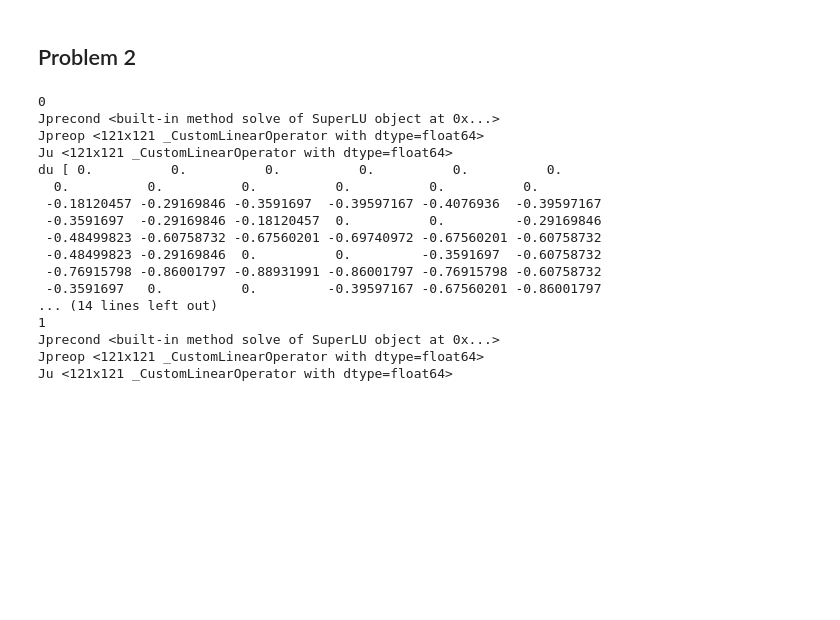
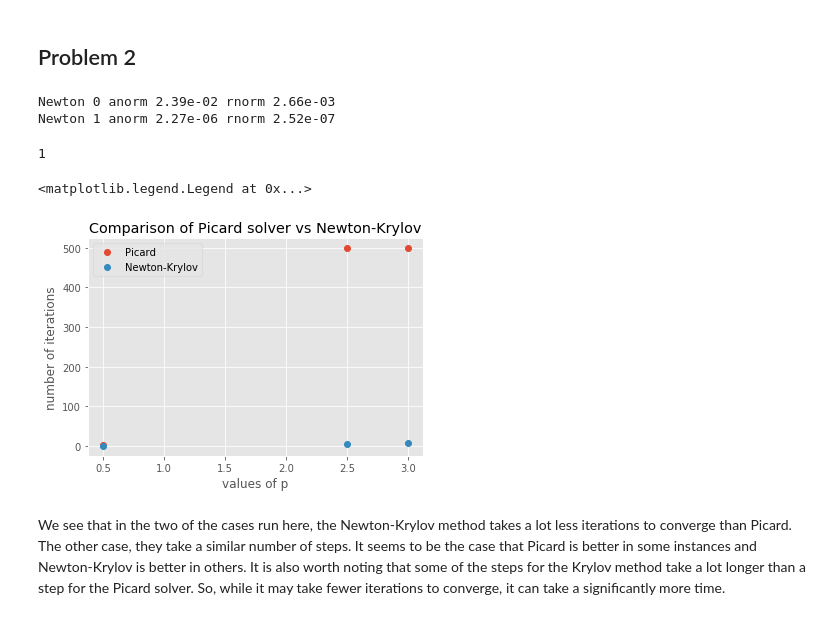
Before and after one commit to LukeMeszar/numpde, a Jupyter notebook: hw3/MeszarHomework3.ipynb, the cells around one changed output. Cells and saved outputs as stored; diff of their text form; code cells hidden in the pictures; blank space fills up the shorter version.

```diff
--- a/hw3/MeszarHomework3.ipynb
+++ b/hw3/MeszarHomework3.ipynb
@@ -177,28 +177,23 @@ Text(0,0.5,'number of iterations')
 # %% [markdown]
 ## Problem 2
 # %%
-def fsolve_newtonkrylov(disc, u0, epsilon=1e-8, rtol=1e-10, maxit=50, verbose=False):
+def fsolve_newtonkrylov(disc, u0, epsilon=1e-8, rtol=1e-6, maxit=50, verbose=False):
     u = u0.copy().flatten()
     Fu,J = disc(u)
     norm0 = np.linalg.norm(Fu)
     for i in range(maxit):
-        print(i)
         def Ju_fd(v):
             Fuepsilon, _ = disc(u + epsilon*v)
             return (Fuepsilon - Fu)/ epsilon
         Jprecond = sp.linalg.factorized(J)
-        print("Jprecond",Jprecond)
         Jpreop = sp.linalg.LinearOperator((len(Fu),len(u)), matvec=Jprecond)
-        print("Jpreop", Jpreop)
         Ju = sp.linalg.LinearOperator((len(Fu),len(u)), matvec=Ju_fd)
-        print("Ju", Ju)
-        du, info = sp.linalg.gmres(Ju, Fu, M=Jpreop, atol=1.e-6)
-        print("du", du)
+        du, info = sp.linalg.gmres(Ju, Fu, atol=1e-06, M=Jpreop)
         if info != 0:
             print(np.linalg.norm(Ju @ du - Fu), norm)
             raise RuntimeError('GMRES failed to converge: {:d}'.format(info))
         u -= du
-        F, J = disc(u)
+        Fu, J = disc(u)
         norm = np.linalg.norm(Fu)
         if verbose:
             print('Newton {:d} anorm {:6.2e} rnorm {:6.2e}'
@@ -212,28 +207,34 @@ def solve_nonlinear_krylov(h, g0, p, epsilon, dirichlet, maxit=50, atol=1e-8, ve
     u = 0*x
     F, _ = nonlinear2d_div(h, x, y, u, lambda x,y: 0*x+1,
                                g0, p, epsilon, dirichlet=dirichlet)
-    fsolve_newtonkrylov(lambda u: nonlinear2d_div(h, x, y, u, lambda x,y: 0*x+1,
-                               g0, p, epsilon, dirichlet=dirichlet), u, rtol=1e-6, verbose=True)
-    return 0
+    _, i = fsolve_newtonkrylov(lambda u: nonlinear2d_div(h, x, y, u, lambda x,y: 0*x+1,
+                               g0, p, epsilon, dirichlet=dirichlet), u, rtol=1e-6, verbose=verbose)
+    return i
 
-solve_nonlinear_krylov(.1, lambda x,y: 0*x, p=3,epsilon=0.1,
+solve_nonlinear_krylov(.1, lambda x,y: 0*x, p=5,epsilon=1.5,
                              dirichlet=((0,-1),(0,-1)),
                              verbose=True, maxit=500)
 # %% [output]
-0
-Jprecond <built-in method solve of SuperLU object at 0x...>
-Jpreop <121x121 _CustomLinearOperator with dtype=float64>
-Ju <121x121 _CustomLinearOperator with dtype=float64>
-du [ 0.          0.          0.          0.          0.          0.
-  0.          0.          0.          0.          0.          0.
- -0.18120457 -0.29169846 -0.3591697  -0.39597167 -0.4076936  -0.39597167
- -0.3591697  -0.29169846 -0.18120457  0.          0.         -0.29169846
- -0.48499823 -0.60758732 -0.67560201 -0.69740972 -0.67560201 -0.60758732
- -0.48499823 -0.29169846  0.          0.         -0.3591697  -0.60758732
- -0.76915798 -0.86001797 -0.88931991 -0.86001797 -0.76915798 -0.60758732
- -0.3591697   0.          0.         -0.39597167 -0.67560201 -0.86001797
-... (14 lines left out)
-1
-Jprecond <built-in method solve of SuperLU object at 0x...>
-Jpreop <121x121 _CustomLinearOperator with dtype=float64>
-Ju <121x121 _CustomLinearOperator with dtype=float64>
+Newton 0 anorm 2.39e-02 rnorm 2.66e-03
+Newton 1 anorm 2.27e-06 rnorm 2.52e-07
+1
+# %%
+ps = [0.5,2.5,3]
+epsilon = 0.1
+krylov_iters = []
+for p in ps:
+    krylov_iters.append(solve_nonlinear_krylov(.1, lambda x,y: 0*x, p=p,epsilon=0.1,
+                             dirichlet=((0,-1),(0,-1)),
+                             verbose=False, maxit=500))
+picard_iters = test_convergence_speed(p_values=ps,epsilon=0.1,maxit=500)
+plt.plot(ps, picard_iters, 'o', label='Picard')
+plt.plot(ps,krylov_iters, 'o', label='Newton-Krylov')
+plt.xlabel('values of p')
+plt.ylabel('number of iterations')
+plt.title('Comparison of Picard solver vs Newton-Krylov')
+plt.legend(loc='upper left')
+# %% [output]
+<matplotlib.legend.Legend at 0x...>
+[figure, added]
+# %% [markdown]
+We see that in the two of the cases run here, the Newton-Krylov method takes a lot less iterations to converge than Picard. The other case, they take a similar number of steps. It seems to be the case that Picard is better in some instances and Newton-Krylov is better in others. It is also worth noting that some of the steps for the Krylov method take a lot longer than a step for the Picard solver. So, while it may take fewer iterations to converge, it can take a significantly more time.
```
Also changed, not shown: parts of 2 cells of this notebook.
